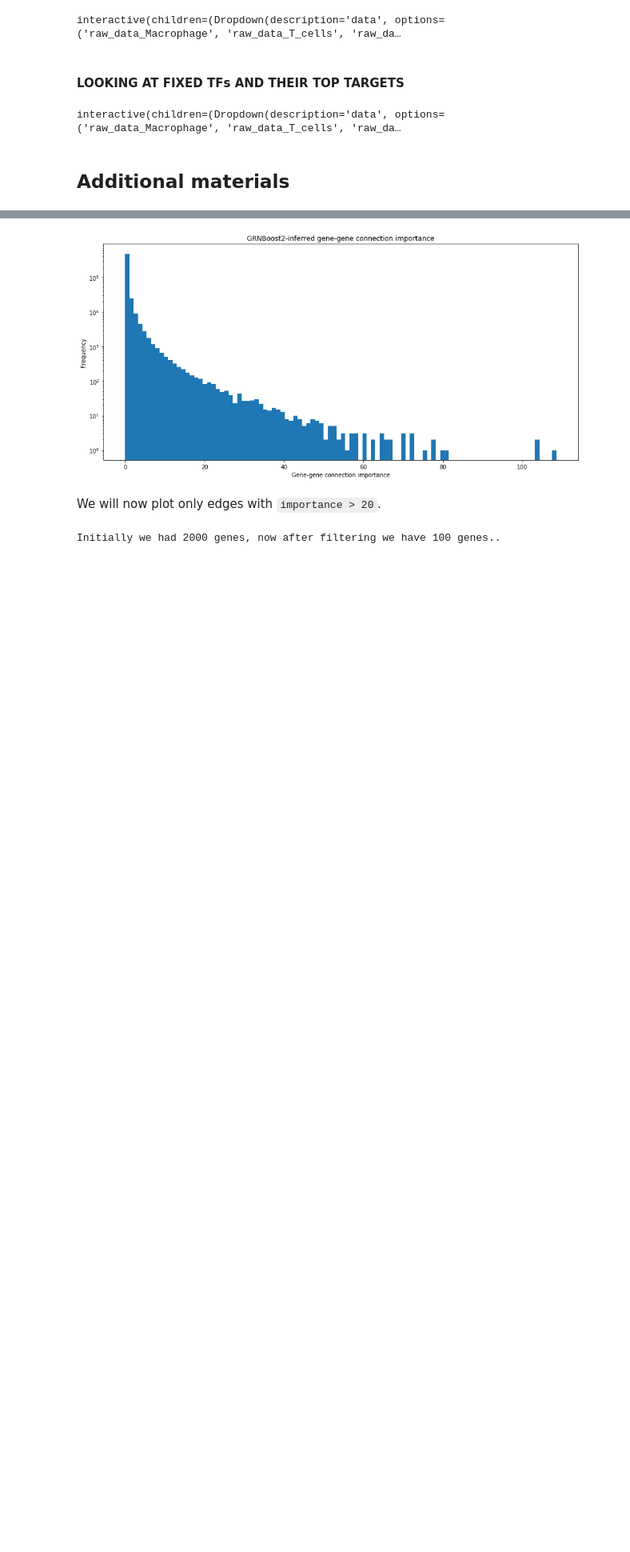
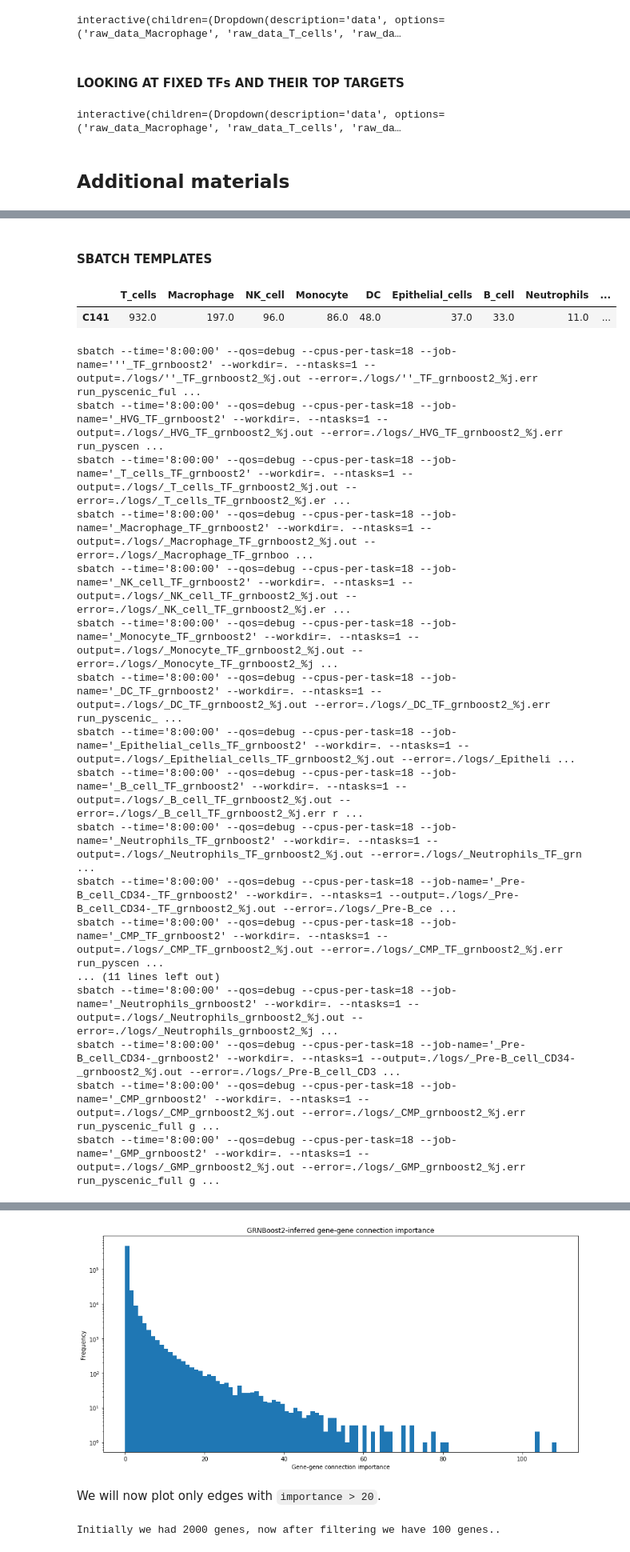
Before and after one commit to masyahook/scGRN, a Jupyter notebook: jupyter/GRN_inference.ipynb, the cells around one changed output, grey strips where cells are left out. Shown: that part at 80% size. Drawn from its saved outputs; the diff is of its cells as text; code cells hidden in the pictures; blank space fills up the shorter version.

```diff
--- a/jupyter/GRN_inference.ipynb
+++ b/jupyter/GRN_inference.ipynb
@@ -951,0 +1245,50 @@ sbatch --time='24:00:00' --job-name='B_cell_TF_genie3' --output=./logs/B_cell_TF
+# %% [markdown]
+#### SBATCH TEMPLATES
+# %%
+cyan_color = lambda x: colored(x, 'cyan')
+red_color = lambda x: colored(x, 'red')
+
+# Patients - 'C141', 'C142', 'C143', 'C144', 'C145', 'C146', 'C51', 'C52', 'C100', 'C148', 'C149', 'C152'
+
+patient = 'C141'
+method = 'grnboost2'
+data_types = list(map(lambda x: x.replace('raw_data', '') if x.replace('raw_data', '') else "''", _FILE_PREFIXES[patient]))
+
+hours = 8
+cpus_per_task = 18
+qos_debug = True
+qos_debug_cmd = f' {cyan_color("--qos")}=debug ' if qos_debug else ' '
+
+display(pd.DataFrame(cell_type_freq.loc[patient].dropna()).T)
+
+for d in data_types:
+    print(f"{red_color('sbatch')} {cyan_color('--time')}='{hours}:00:00'{qos_debug_cmd}{cyan_color('--cpus-per-task')}={cpus_per_task} "
+          f"{cyan_color('--job-name')}='{d}_TF_{method}' {cyan_color('--workdir')}=. {cyan_color('--ntasks')}=1 "
+          f"{cyan_color('--output')}=./logs/{d}_TF_{method}_%j.out {cyan_color('--error')}=./logs/{d}_TF_{method}_%j.err "
+          f"{red_color('run_pyscenic_full')} {method} {patient} {d} /gpfs/projects/bsc08/bsc08890/data/TF_lists/lambert2018.txt")
+print()
+for d in data_types:
+    print(f"{red_color('sbatch')} {cyan_color('--time')}='{hours}:00:00'{' --qos=debug ' if qos_debug else ' '}{cyan_color('--cpus-per-task')}={cpus_per_task} "
+          f"{cyan_color('--job-name')}='{d}_{method}' {cyan_color('--workdir')}=. {cyan_color('--ntasks')}=1 "
+          f"{cyan_color('--output')}=./logs/{d}_{method}_%j.out {cyan_color('--error')}=./logs/{d}_{method}_%j.err "
+          f"{red_color('run_pyscenic_full')} {method} {patient} {d}")
+# %% [output]
+|  | T_cells | Macrophage | NK_cell | Monocyte | DC | Epithelial_cells | B_cell | Neutrophils | ... |
+| C141 | 932.0 | 197.0 | 96.0 | 86.0 | 48.0 | 37.0 | 33.0 | 11.0 | ... |
+sbatch --time='8:00:00' --qos=debug --cpus-per-task=18 --job-name='''_TF_grnboost2' --workdir=. --ntasks=1 --output=./logs/''_TF_grnboost2_%j.out --error=./logs/''_TF_grnboost2_%j.err run_pyscenic_ful ...
+sbatch --time='8:00:00' --qos=debug --cpus-per-task=18 --job-name='_HVG_TF_grnboost2' --workdir=. --ntasks=1 --output=./logs/_HVG_TF_grnboost2_%j.out --error=./logs/_HVG_TF_grnboost2_%j.err run_pyscen ...
+sbatch --time='8:00:00' --qos=debug --cpus-per-task=18 --job-name='_T_cells_TF_grnboost2' --workdir=. --ntasks=1 --output=./logs/_T_cells_TF_grnboost2_%j.out --error=./logs/_T_cells_TF_grnboost2_%j.er ...
+sbatch --time='8:00:00' --qos=debug --cpus-per-task=18 --job-name='_Macrophage_TF_grnboost2' --workdir=. --ntasks=1 --output=./logs/_Macrophage_TF_grnboost2_%j.out --error=./logs/_Macrophage_TF_grnboo ...
+sbatch --time='8:00:00' --qos=debug --cpus-per-task=18 --job-name='_NK_cell_TF_grnboost2' --workdir=. --ntasks=1 --output=./logs/_NK_cell_TF_grnboost2_%j.out --error=./logs/_NK_cell_TF_grnboost2_%j.er ...
+sbatch --time='8:00:00' --qos=debug --cpus-per-task=18 --job-name='_Monocyte_TF_grnboost2' --workdir=. --ntasks=1 --output=./logs/_Monocyte_TF_grnboost2_%j.out --error=./logs/_Monocyte_TF_grnboost2_%j ...
+sbatch --time='8:00:00' --qos=debug --cpus-per-task=18 --job-name='_DC_TF_grnboost2' --workdir=. --ntasks=1 --output=./logs/_DC_TF_grnboost2_%j.out --error=./logs/_DC_TF_grnboost2_%j.err run_pyscenic_ ...
+sbatch --time='8:00:00' --qos=debug --cpus-per-task=18 --job-name='_Epithelial_cells_TF_grnboost2' --workdir=. --ntasks=1 --output=./logs/_Epithelial_cells_TF_grnboost2_%j.out --error=./logs/_Epitheli ...
+sbatch --time='8:00:00' --qos=debug --cpus-per-task=18 --job-name='_B_cell_TF_grnboost2' --workdir=. --ntasks=1 --output=./logs/_B_cell_TF_grnboost2_%j.out --error=./logs/_B_cell_TF_grnboost2_%j.err r ...
+sbatch --time='8:00:00' --qos=debug --cpus-per-task=18 --job-name='_Neutrophils_TF_grnboost2' --workdir=. --ntasks=1 --output=./logs/_Neutrophils_TF_grnboost2_%j.out --error=./logs/_Neutrophils_TF_grn ...
+sbatch --time='8:00:00' --qos=debug --cpus-per-task=18 --job-name='_Pre-B_cell_CD34-_TF_grnboost2' --workdir=. --ntasks=1 --output=./logs/_Pre-B_cell_CD34-_TF_grnboost2_%j.out --error=./logs/_Pre-B_ce ...
+sbatch --time='8:00:00' --qos=debug --cpus-per-task=18 --job-name='_CMP_TF_grnboost2' --workdir=. --ntasks=1 --output=./logs/_CMP_TF_grnboost2_%j.out --error=./logs/_CMP_TF_grnboost2_%j.err run_pyscen ...
+... (11 lines left out)
+sbatch --time='8:00:00' --qos=debug --cpus-per-task=18 --job-name='_Neutrophils_grnboost2' --workdir=. --ntasks=1 --output=./logs/_Neutrophils_grnboost2_%j.out --error=./logs/_Neutrophils_grnboost2_%j ...
+sbatch --time='8:00:00' --qos=debug --cpus-per-task=18 --job-name='_Pre-B_cell_CD34-_grnboost2' --workdir=. --ntasks=1 --output=./logs/_Pre-B_cell_CD34-_grnboost2_%j.out --error=./logs/_Pre-B_cell_CD3 ...
+sbatch --time='8:00:00' --qos=debug --cpus-per-task=18 --job-name='_CMP_grnboost2' --workdir=. --ntasks=1 --output=./logs/_CMP_grnboost2_%j.out --error=./logs/_CMP_grnboost2_%j.err run_pyscenic_full g ...
+sbatch --time='8:00:00' --qos=debug --cpus-per-task=18 --job-name='_GMP_grnboost2' --workdir=. --ntasks=1 --output=./logs/_GMP_grnboost2_%j.out --error=./logs/_GMP_grnboost2_%j.err run_pyscenic_full g ...
```
Also changed, not shown: parts of 28 cells of this notebook, 5 other files.
